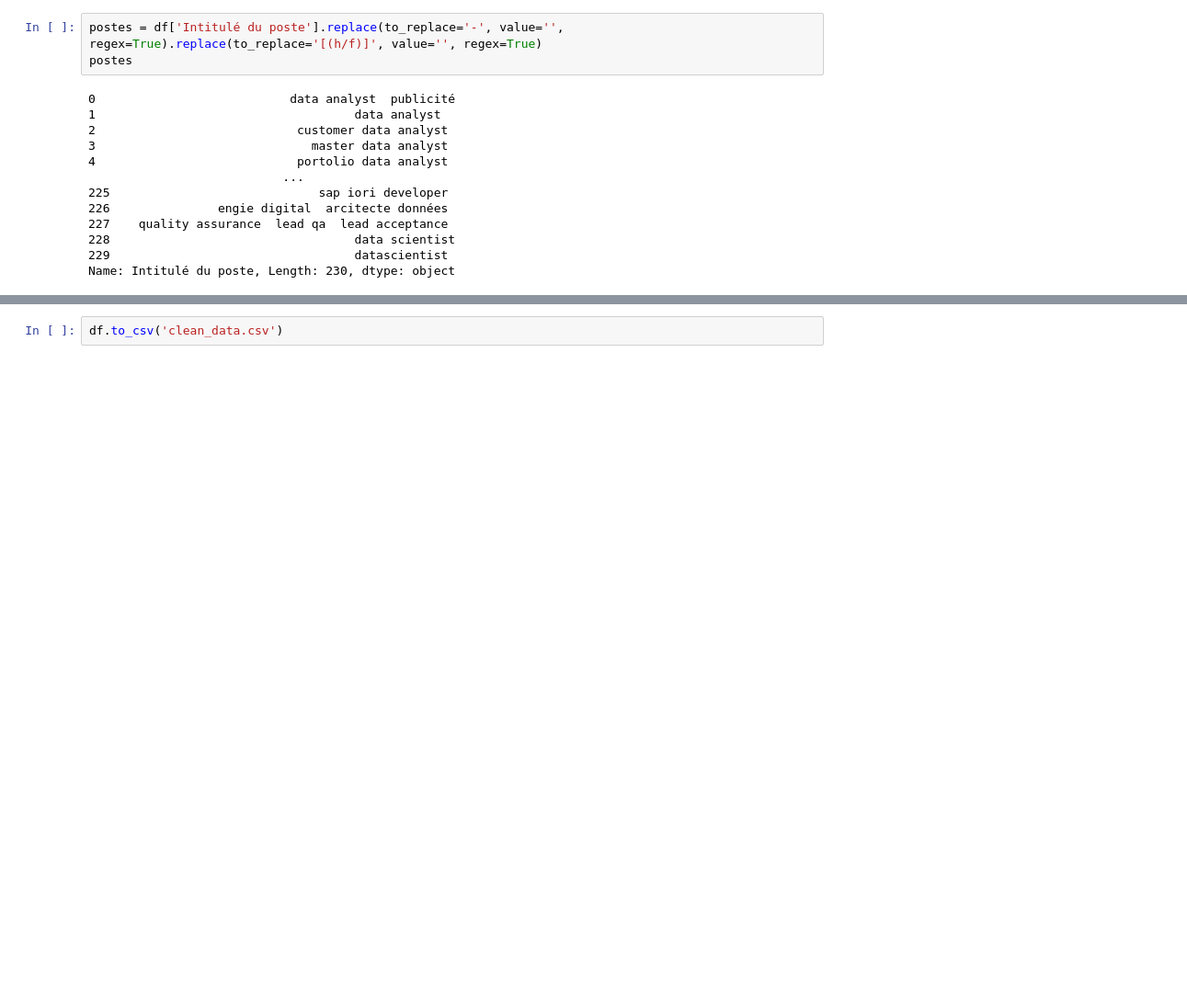
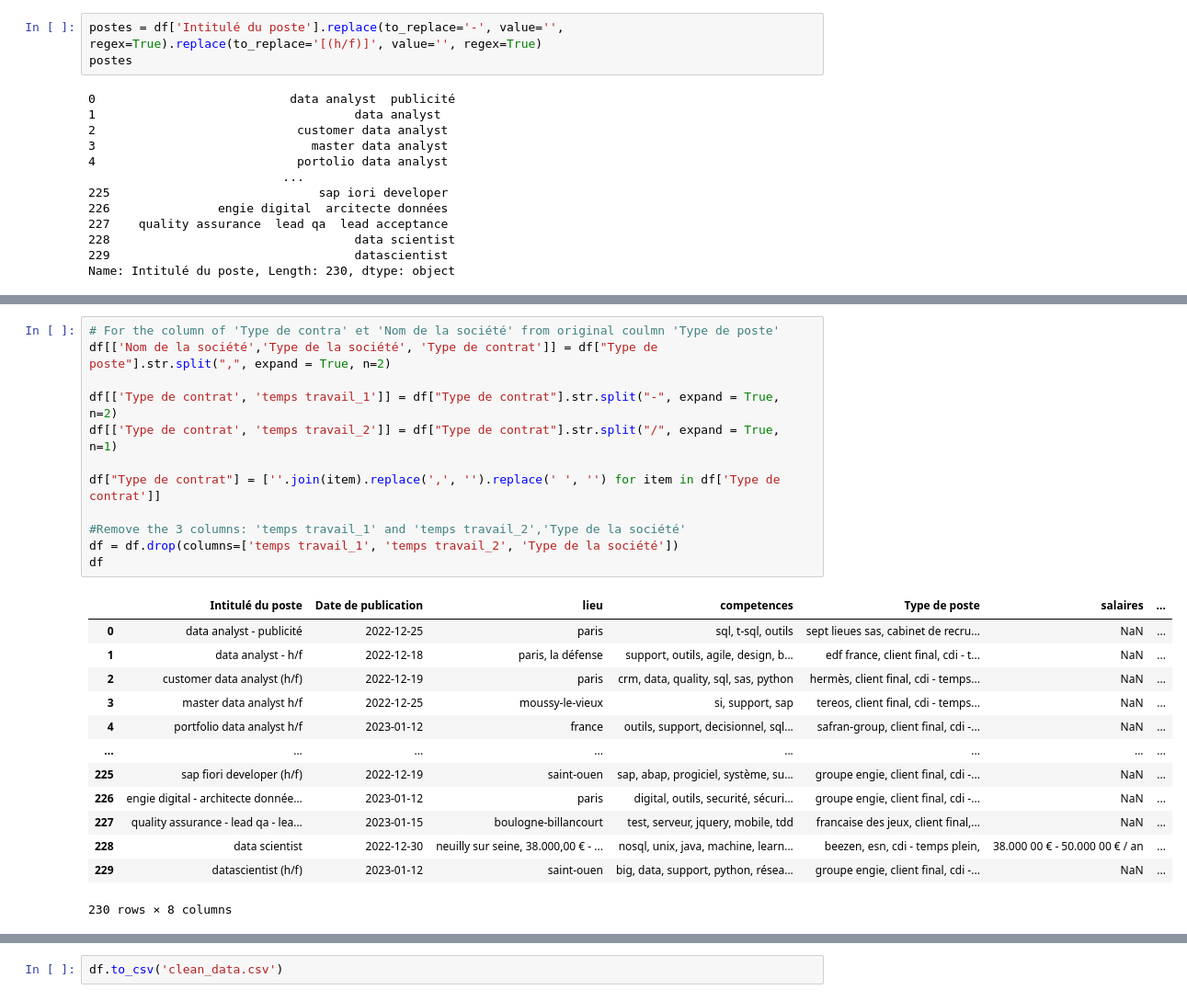
Before and after one commit to data-IA-2022/Find_job_Fengfeng_Asmae_David, a Jupyter notebook: trouve_ton_job.ipynb, the cells around one changed output, grey strips where cells are left out. Shown at 92% size. Cells and saved outputs as stored; diff of their text form; blank space fills up the shorter version.

```diff
--- a/trouve_ton_job.ipynb
+++ b/trouve_ton_job.ipynb
@@ -152,2 +152,28 @@ df
 | 229 | datascientist (h/f) | 2023-01-12 | saint-ouen | big, data, support, python, résea... | groupe engie, client final, cdi -... | NaN |
 230 rows × 6 columns
+# %%
+# For the column of 'Type de contra' et 'Nom de la société' from original coulmn 'Type de poste'
+df[['Nom de la société','Type de la société', 'Type de contrat']] = df["Type de poste"].str.split(",", expand = True, n=2)
+
+df[['Type de contrat', 'temps travail_1']] = df["Type de contrat"].str.split("-", expand = True, n=2)
+df[['Type de contrat', 'temps travail_2']] = df["Type de contrat"].str.split("/", expand = True, n=1)
+
+df["Type de contrat"] = [''.join(item).replace(',', '').replace(' ', '') for item in df['Type de contrat']]
+
+#Remove the 3 columns: 'temps travail_1' and 'temps travail_2','Type de la société'
+df = df.drop(columns=['temps travail_1', 'temps travail_2', 'Type de la société'])
+df
+# %% [output]
+|  | Intitulé du poste | Date de publication | lieu | competences | Type de poste | salaires | ... |
+| 0 | data analyst - publicité | 2022-12-25 | paris | sql, t-sql, outils | sept lieues sas, cabinet de recru... | NaN | ... |
+| 1 | data analyst - h/f | 2022-12-18 | paris, la défense | support, outils, agile, design, b... | edf france, client final, cdi - t... | NaN | ... |
+| 2 | customer data analyst (h/f) | 2022-12-19 | paris | crm, data, quality, sql, sas, python | hermès, client final, cdi - temps... | NaN | ... |
+| 3 | master data analyst h/f | 2022-12-25 | moussy-le-vieux | si, support, sap | tereos, client final, cdi - temps... | NaN | ... |
+| 4 | portfolio data analyst h/f | 2023-01-12 | france | outils, support, decisionnel, sql... | safran-group, client final, cdi -... | NaN | ... |
+| ... | ... | ... | ... | ... | ... | ... | ... |
+| 225 | sap fiori developer (h/f) | 2022-12-19 | saint-ouen | sap, abap, progiciel, système, su... | groupe engie, client final, cdi -... | NaN | ... |
+| 226 | engie digital - architecte donnée... | 2023-01-12 | paris | digital, outils, securité, sécuri... | groupe engie, client final, cdi -... | NaN | ... |
+| 227 | quality assurance - lead qa - lea... | 2023-01-15 | boulogne-billancourt | test, serveur, jquery, mobile, tdd | francaise des jeux, client final,... | NaN | ... |
+| 228 | data scientist | 2022-12-30 | neuilly sur seine, 38.000,00 € - ... | nosql, unix, java, machine, learn... | beezen, esn, cdi - temps plein, | 38.000 00 € - 50.000 00 € / an | ... |
+| 229 | datascientist (h/f) | 2023-01-12 | saint-ouen | big, data, support, python, résea... | groupe engie, client final, cdi -... | NaN | ... |
+230 rows × 8 columns
```
Also changed, not shown: parts of 6 cells of this notebook, 2 other files.
